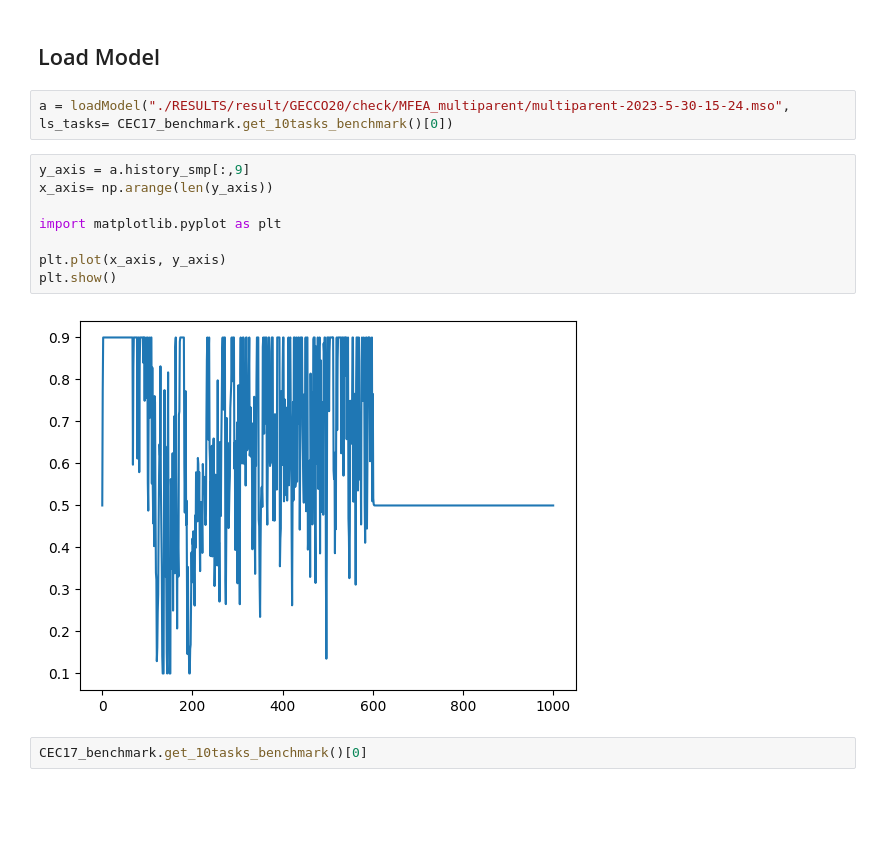
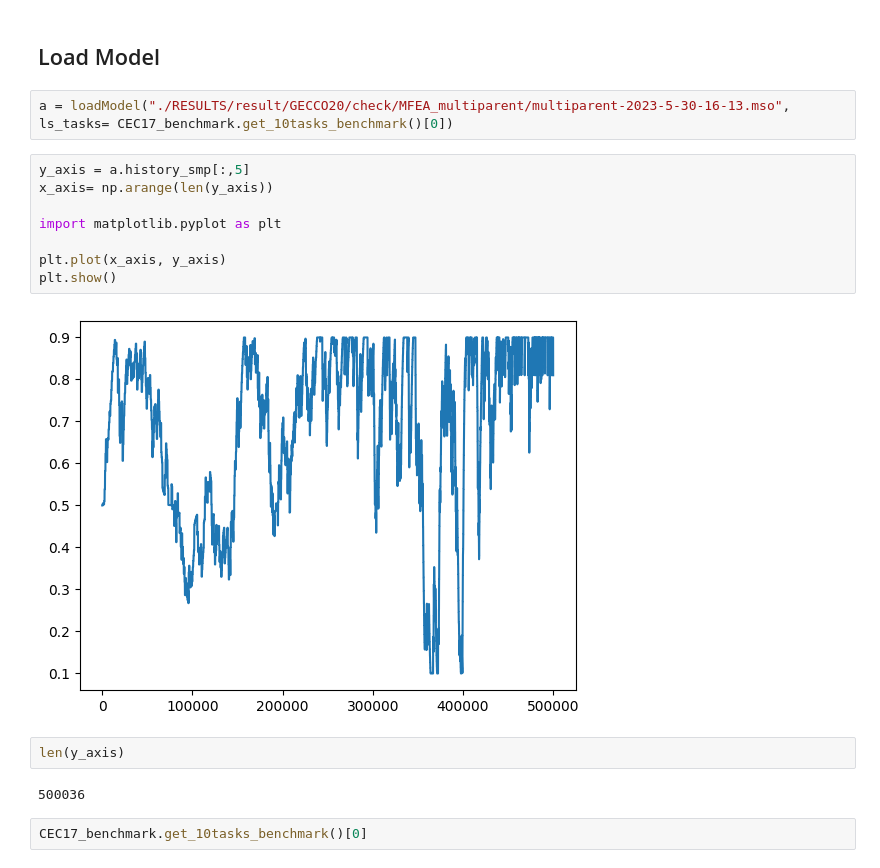
Before and after one commit to KM-MSO/pyMSOO, a Jupyter notebook: tutorial.ipynb, the cells around one changed output. Drawn from its saved outputs; the diff is of its cells as text; blank space fills up the shorter version.

```diff
--- a/tutorial.ipynb
+++ b/tutorial.ipynb
@@ -137,17 +137,21 @@ KeyboardInterrupt
 # %% [markdown]
 ## Load Model
 # %%
-a = loadModel("./RESULTS/result/GECCO20/check/MFEA_multiparent/multiparent-2023-5-30-15-24.mso", ls_tasks= CEC17_benchmark.get_10tasks_benchmark()[0])
+a = loadModel("./RESULTS/result/GECCO20/check/MFEA_multiparent/multiparent-2023-5-30-16-13.mso", ls_tasks= CEC17_benchmark.get_10tasks_benchmark()[0])
 # %%
-y_axis = a.history_smp[:,9]
+y_axis = a.history_smp[:,5]
 x_axis= np.arange(len(y_axis))
 
 import matplotlib.pyplot as plt
 
 plt.plot(x_axis, y_axis)
 plt.show()
 # %% [output]
-[figure, old version]
+[figure, new version]
+# %%
+len(y_axis)
+# %% [output]
+500036
 # %%
 CEC17_benchmark.get_10tasks_benchmark()[0]
 # %% [output]
```
Also changed, not shown: 5 other files.
